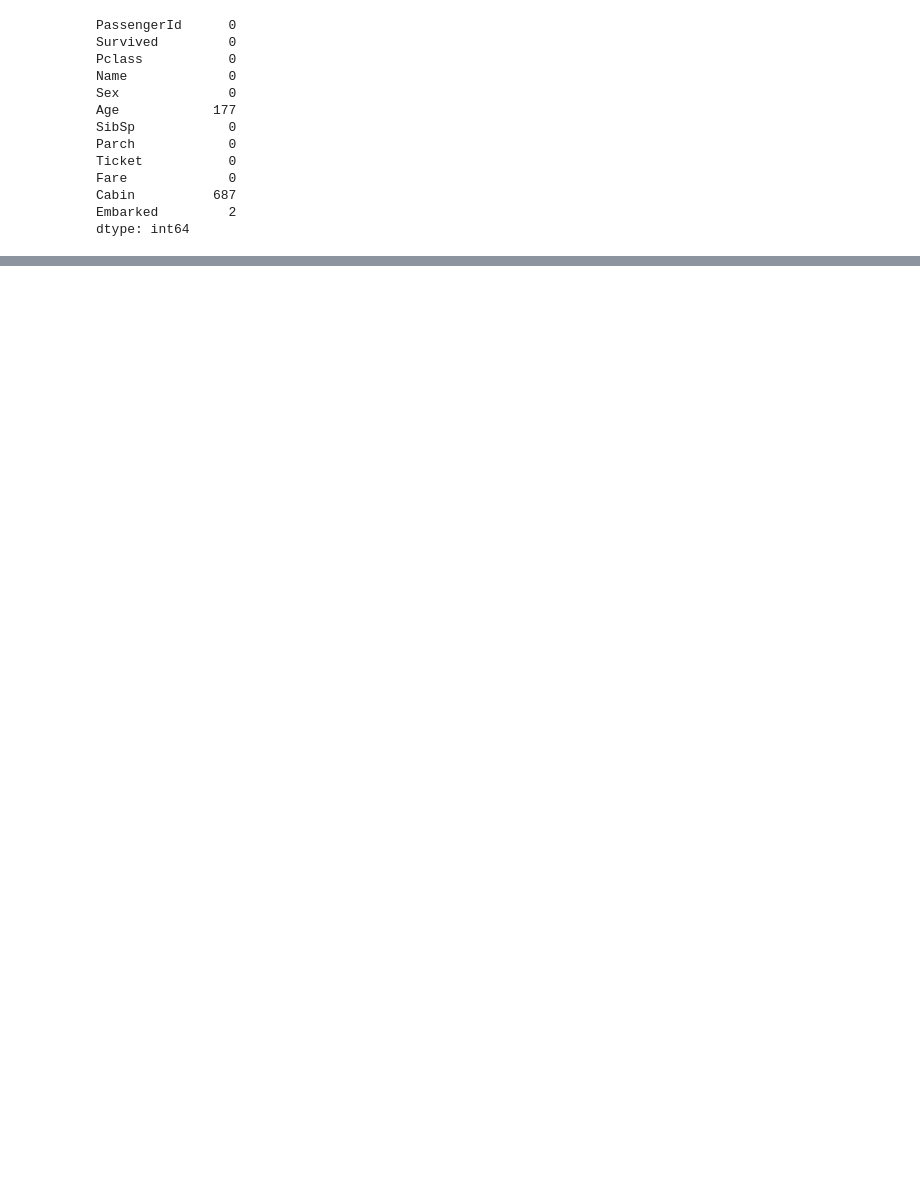
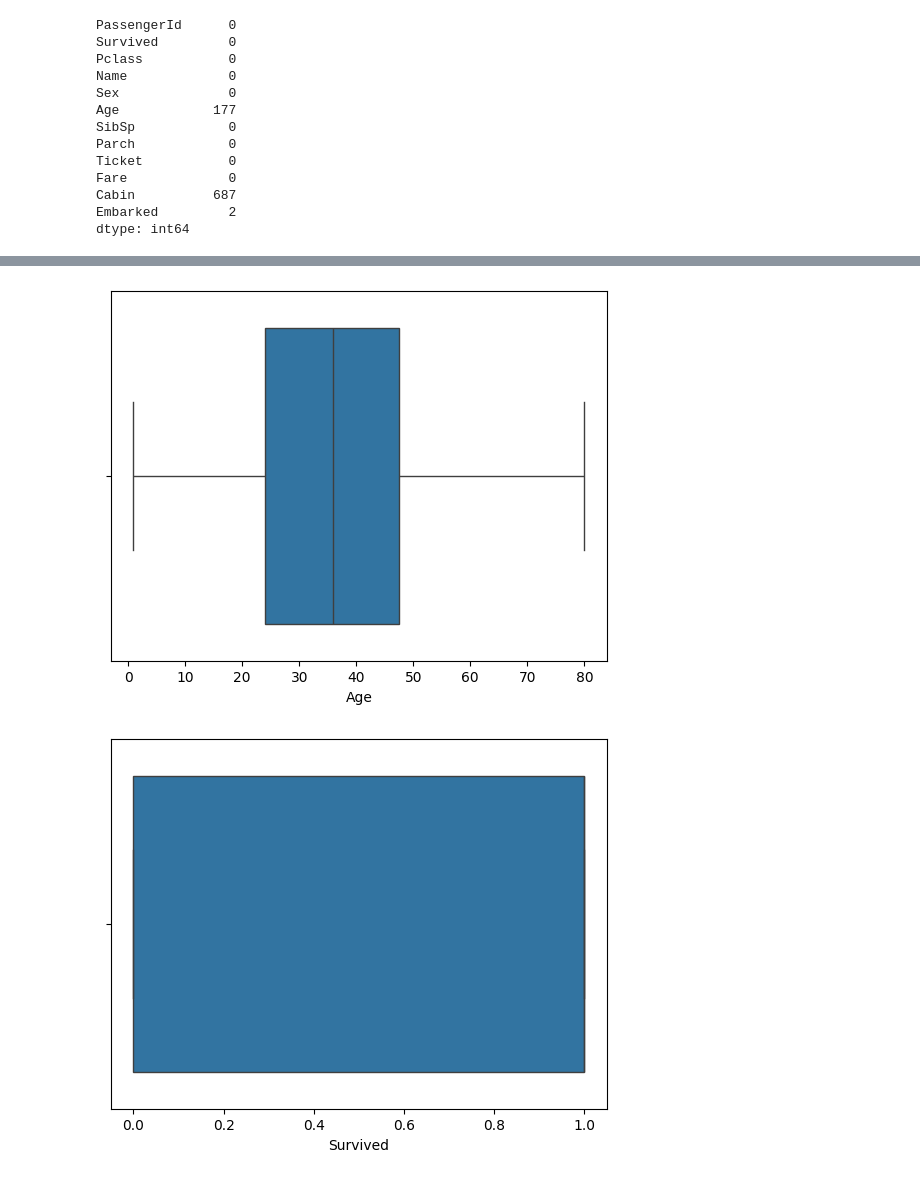
Before and after one commit to Nurbanuak/data.project, a Jupyter notebook: exercises/week-3-exercise.ipynb, the cells around one changed output, grey strips where cells are left out. Drawn from its saved outputs; the diff is of its cells as text; code cells hidden in the pictures; blank space fills up the shorter version.

```diff
--- a/exercises/week-3-exercise.ipynb
+++ b/exercises/week-3-exercise.ipynb
@@ -68,0 +117,11 @@ KeyError: "None of [Index(['age'], dtype='object')] are in the [columns]"
+# %%
+#Bu kod ile Seaborn kütüphanesinin boxplot fonksiyonunu kullanarak sayısal değişkenlerin (yaş, hayatta kalma durumu, yolcu sınıfı) kutu grafiklerini (box plot) çizer. Bu sayede, her bir sayısal değişkenin dağılımı, ortanca değeri, çeyreklikleri ve potansiyel aykırı değerleri görsel olarak incelenir.
+num_cols=[
+    'Age','Survived', 'Pclass'
+]
+for num in num_cols:
+    sns.boxplot(x=titanic_df[num],data=titanic_df)
+    plt.show()
+# %% [output]
+[figure, added]
+[figure, added]
```
Also changed, not shown: parts of 22 cells of this notebook.
